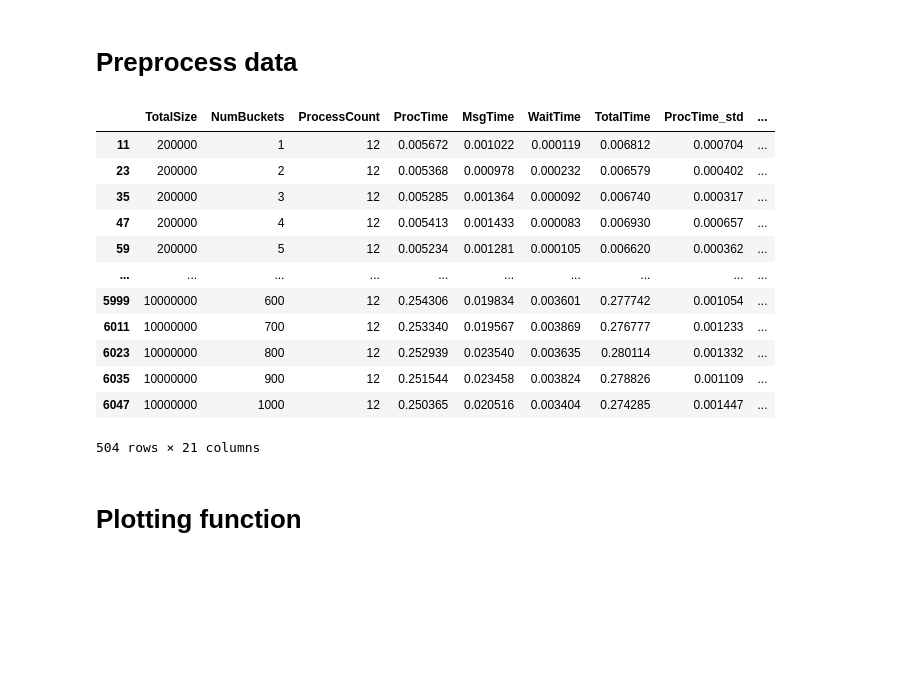
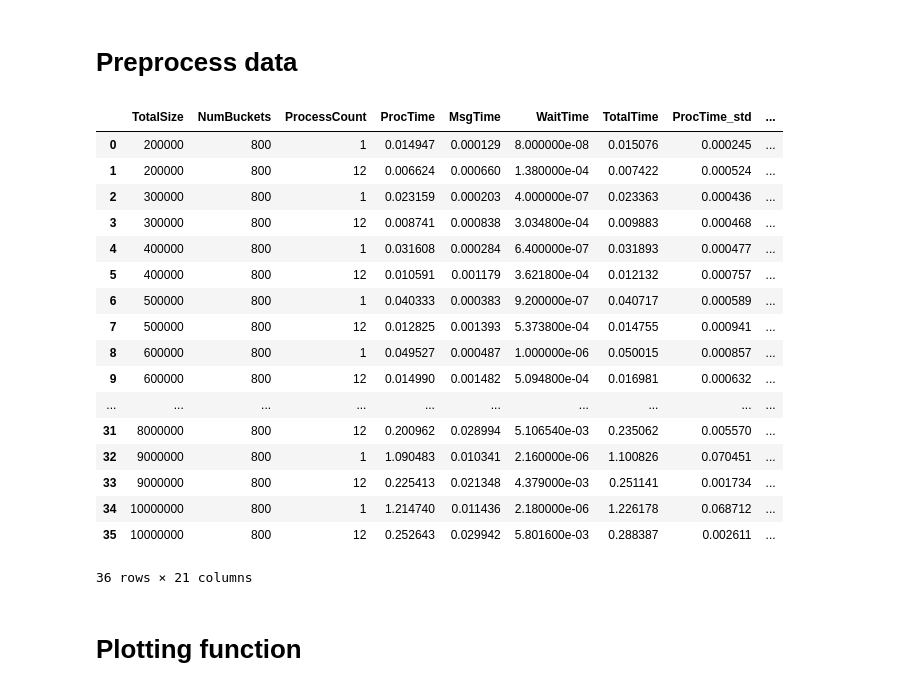
Before and after one commit to GilbertoCunha/ParallelComputing, a Jupyter notebook: Trabalho3/DataAnalysis.ipynb, the cells around one changed output. Saved outputs shown, nothing was run; the diff lists cells and outputs as text; code cells hidden in the pictures; blank space fills up the shorter version.

```diff
--- a/Trabalho3/DataAnalysis.ipynb
+++ b/Trabalho3/DataAnalysis.ipynb
@@ -48,22 +48,27 @@ parameters.append("ProcessCount")
 # Gather everything back
 del dataMeans
 del dataStds
-# %%
-data[data["ProcessCount"] == 12]
-# %% [output]
-|  | TotalSize | NumBuckets | ProcessCount | ProcTime | MsgTime | WaitTime | TotalTime | ProcTime_std | ... |
-| 11 | 200000 | 1 | 12 | 0.005672 | 0.001022 | 0.000119 | 0.006812 | 0.000704 | ... |
-| 23 | 200000 | 2 | 12 | 0.005368 | 0.000978 | 0.000232 | 0.006579 | 0.000402 | ... |
-| 35 | 200000 | 3 | 12 | 0.005285 | 0.001364 | 0.000092 | 0.006740 | 0.000317 | ... |
-| 47 | 200000 | 4 | 12 | 0.005413 | 0.001433 | 0.000083 | 0.006930 | 0.000657 | ... |
-| 59 | 200000 | 5 | 12 | 0.005234 | 0.001281 | 0.000105 | 0.006620 | 0.000362 | ... |
-| ... | ... | ... | ... | ... | ... | ... | ... | ... | ... |
-| 5999 | 10000000 | 600 | 12 | 0.254306 | 0.019834 | 0.003601 | 0.277742 | 0.001054 | ... |
-| 6011 | 10000000 | 700 | 12 | 0.253340 | 0.019567 | 0.003869 | 0.276777 | 0.001233 | ... |
-| 6023 | 10000000 | 800 | 12 | 0.252939 | 0.023540 | 0.003635 | 0.280114 | 0.001332 | ... |
-| 6035 | 10000000 | 900 | 12 | 0.251544 | 0.023458 | 0.003824 | 0.278826 | 0.001109 | ... |
-| 6047 | 10000000 | 1000 | 12 | 0.250365 | 0.020516 | 0.003404 | 0.274285 | 0.001447 | ... |
-504 rows × 21 columns
+# %%
+data
+# %% [output]
+|  | TotalSize | NumBuckets | ProcessCount | ProcTime | MsgTime | WaitTime | TotalTime | ProcTime_std | ... |
+| 0 | 200000 | 800 | 1 | 0.014947 | 0.000129 | 8.000000e-08 | 0.015076 | 0.000245 | ... |
+| 1 | 200000 | 800 | 12 | 0.006624 | 0.000660 | 1.380000e-04 | 0.007422 | 0.000524 | ... |
+| 2 | 300000 | 800 | 1 | 0.023159 | 0.000203 | 4.000000e-07 | 0.023363 | 0.000436 | ... |
+| 3 | 300000 | 800 | 12 | 0.008741 | 0.000838 | 3.034800e-04 | 0.009883 | 0.000468 | ... |
+| 4 | 400000 | 800 | 1 | 0.031608 | 0.000284 | 6.400000e-07 | 0.031893 | 0.000477 | ... |
+| 5 | 400000 | 800 | 12 | 0.010591 | 0.001179 | 3.621800e-04 | 0.012132 | 0.000757 | ... |
+| 6 | 500000 | 800 | 1 | 0.040333 | 0.000383 | 9.200000e-07 | 0.040717 | 0.000589 | ... |
+| 7 | 500000 | 800 | 12 | 0.012825 | 0.001393 | 5.373800e-04 | 0.014755 | 0.000941 | ... |
+| 8 | 600000 | 800 | 1 | 0.049527 | 0.000487 | 1.000000e-06 | 0.050015 | 0.000857 | ... |
+| 9 | 600000 | 800 | 12 | 0.014990 | 0.001482 | 5.094800e-04 | 0.016981 | 0.000632 | ... |
+| ... | ... | ... | ... | ... | ... | ... | ... | ... | ... |
+| 31 | 8000000 | 800 | 12 | 0.200962 | 0.028994 | 5.106540e-03 | 0.235062 | 0.005570 | ... |
+| 32 | 9000000 | 800 | 1 | 1.090483 | 0.010341 | 2.160000e-06 | 1.100826 | 0.070451 | ... |
+| 33 | 9000000 | 800 | 12 | 0.225413 | 0.021348 | 4.379000e-03 | 0.251141 | 0.001734 | ... |
+| 34 | 10000000 | 800 | 1 | 1.214740 | 0.011436 | 2.180000e-06 | 1.226178 | 0.068712 | ... |
+| 35 | 10000000 | 800 | 12 | 0.252643 | 0.029942 | 5.801600e-03 | 0.288387 | 0.002611 | ... |
+36 rows × 21 columns
 # %% [markdown]
 # Plotting function
 # %%
```
Also changed, not shown: parts of 7 cells of this notebook, 2 other files.
